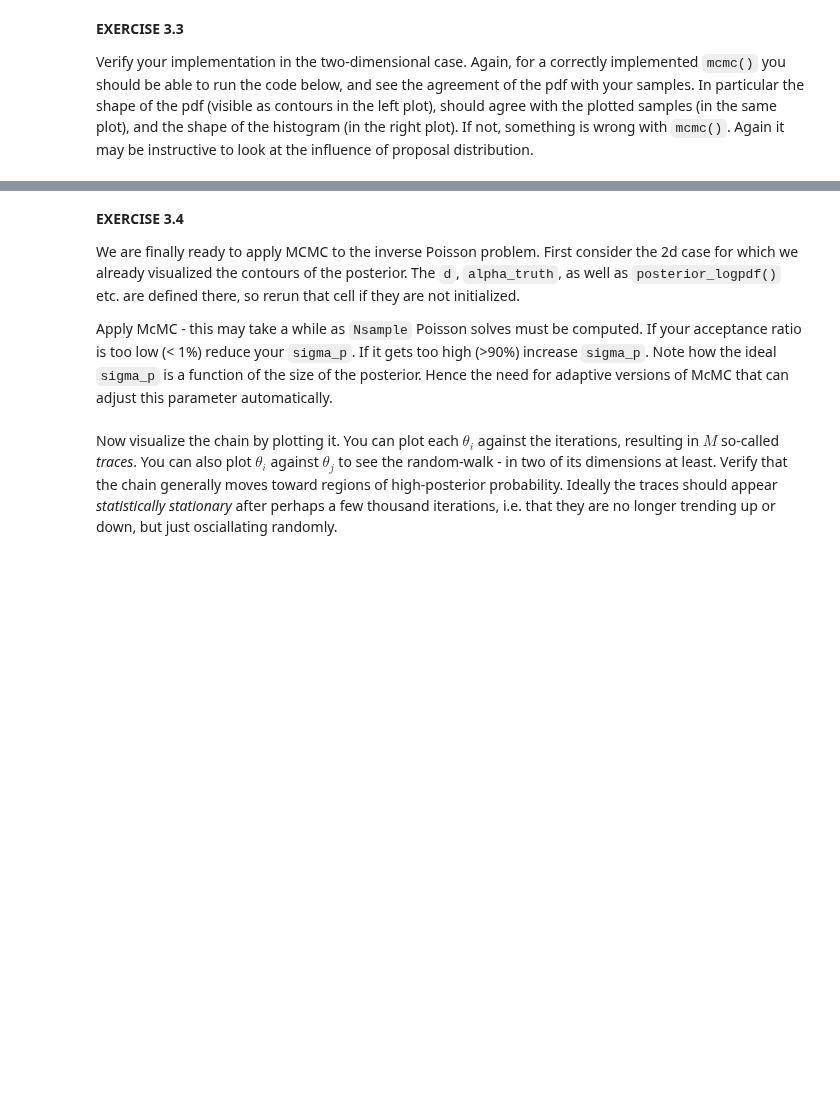
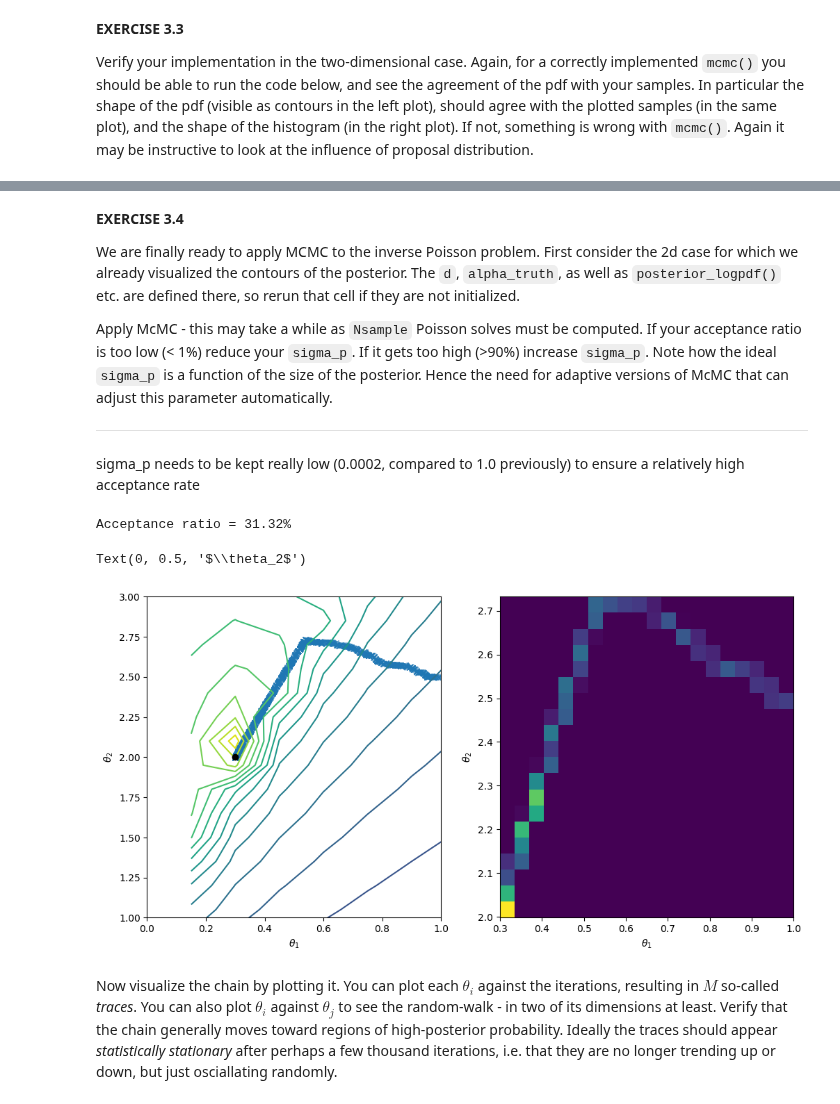
Before and after one commit to msahirs/CFD_IV, a Jupyter notebook: Tutorial3_sahir.ipynb, the cells around one changed output, grey strips where cells are left out. Cells and saved outputs as stored; diff of their text form; code cells hidden in the pictures; blank space fills up the shorter version.

Commit message:
did Q3.4, however, not fully sure about the alpha and u plots at the end

```diff
--- a/Tutorial3_sahir.ipynb
+++ b/Tutorial3_sahir.ipynb
@@ -554,5 +569,32 @@ Text(0, 0.5, '$\\theta_2$')
 We are finally ready to apply MCMC to the inverse Poisson problem.  First consider the 2d case for which we already visualized the contours of the posterior.  The `d`, `alpha_truth`, as well as `posterior_logpdf()` etc. are defined there, so rerun that cell if they are not initialized.
 
 Apply McMC - this may take a while as `Nsample` Poisson solves must be computed.  If your acceptance ratio is too low (< 1%) reduce your `sigma_p`.  If it gets too high (>90%) increase `sigma_p`.  Note how the ideal `sigma_p` is a function of the size of the posterior.  Hence the need for adaptive versions of McMC that can adjust this parameter automatically.
+
+---
+
+sigma_p needs to be kept really low (0.0002, compared to 1.0 previously) to ensure a relatively high acceptance rate
+# %%
+N_samples = 2500
+chain = mcmc(M = 2, pdf = posterior_logpdf, theta0 = np.array([1,2.5]), N = N_samples, sigma_prop = 0.002)
+
+# Plot the chain
+plt.figure(figsize=(12,6))
+plt.subplot(121)
+plt.plot(chain[:,0], chain[:,1], '-x', alpha=0.5)
+
+# Plot the PDF
+CS = plt.contour(Theta1, Theta2, -np.log(-Pdf), 21)
+plt.plot(theta_truth[0], theta_truth[1], 'ok')  # True solution
+plt.xlabel(r'$\theta_1$'); plt.ylabel(r'$\theta_2$')
+plt.xlim(0, 1); plt.ylim(1, 3)
+
+# Plot a histogram
+plt.subplot(122)
+plt.hist2d(chain[:,0], chain[:,1], bins=20, density=True)
+plt.xlabel(r'$\theta_1$'); plt.ylabel(r'$\theta_2$')
+# %% [output]
+Acceptance ratio = 31.32%
+Text(0, 0.5, '$\\theta_2$')
+[figure, added]
 # %% [markdown]
 Now visualize the chain by plotting it.  You can plot each $\theta_i$ against the iterations, resulting in $M$ so-called *traces*.  You can also plot $\theta_i$ against $\theta_j$ to see the random-walk - in two of its dimensions at least.  Verify that the chain generally moves toward regions of high-posterior probability.  Ideally the traces should appear *statistically stationary* after perhaps a few thousand iterations, i.e. that they are no longer trending up or down, but just osciallating randomly.
```
Also changed, not shown: parts of 6 cells of this notebook, 1 other file.
